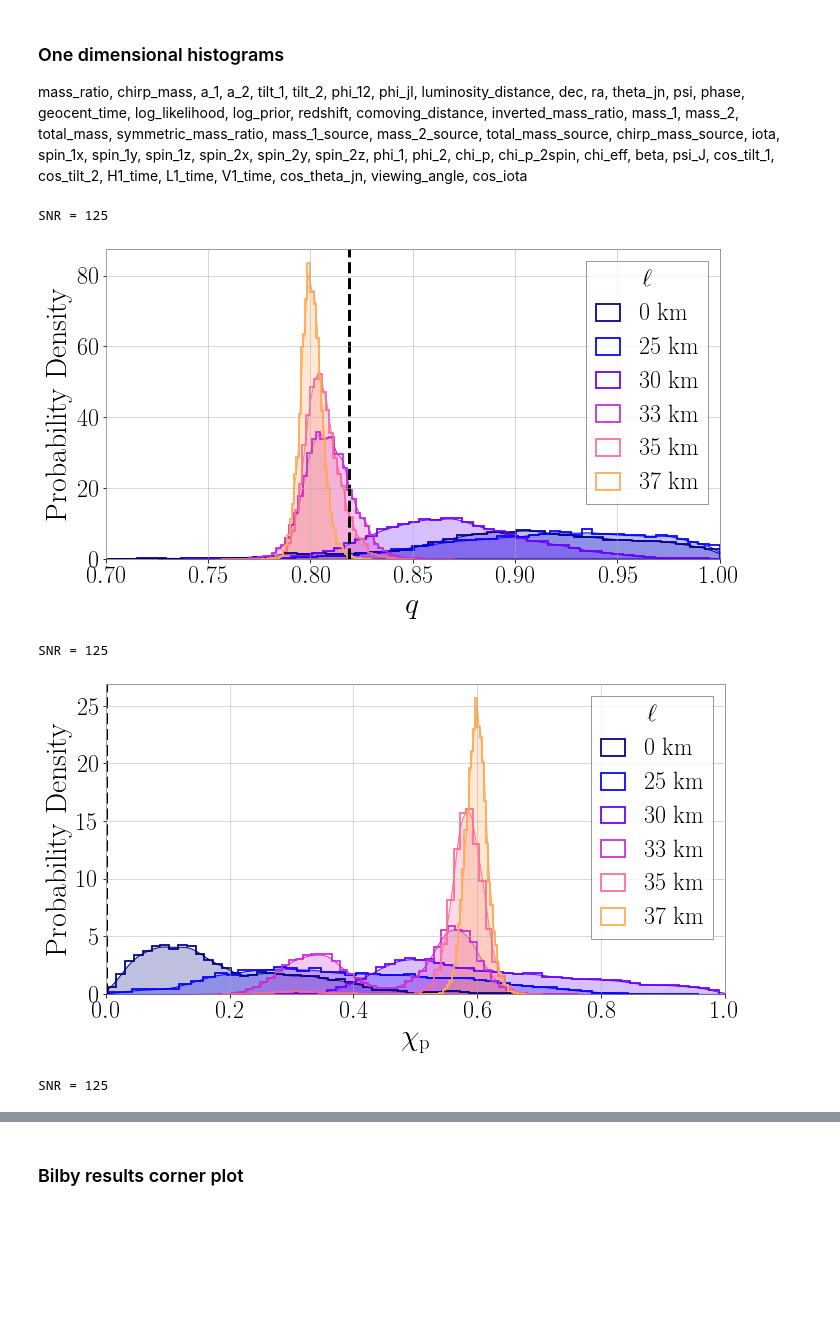
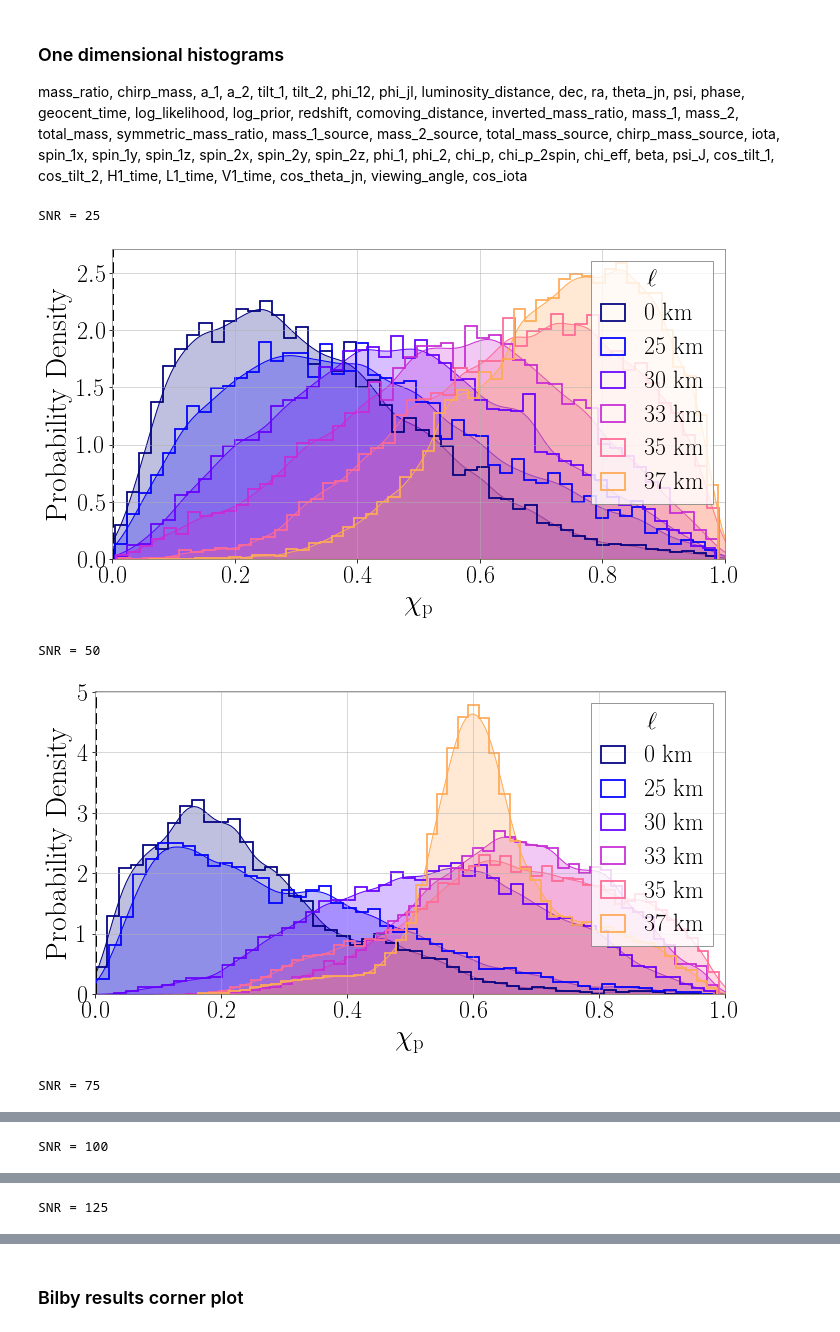
Before and after one commit to mariaokounkova/BeyondGRAnalysis, a Jupyter notebook: BilbyAnalysis.ipynb, the cells around one changed output, grey strips where cells are left out. Cells and saved outputs as stored; diff of their text form; code cells hidden in the pictures; blank space fills up the shorter version.

Commit message:
BilbyAnalysis: Polish BW-Bilby mismatch plot

```diff
--- a/BilbyAnalysis.ipynb
+++ b/BilbyAnalysis.ipynb
@@ -247,41 +247,41 @@ def Histogram(param, SNR = '75'):
         data = read(file_name)
         samples_dict = data.samples_dict
         posterior_samples = samples_dict["summary_pages"]
         posterior_samples.plot(param, type="hist", kde=True, color = color, label = Ell_String(ell, mass), fig = fig, plot_percentile = False, title = False)
 
     plt.xlim(RangeDict[param])
     leg = plt.legend(loc = 'upper right', title = '$\ell$', fontsize = 24)
     plt.setp(leg.get_title(), fontsize = 24)
     plt.grid(True)
     ax.tick_params(axis='both', labelsize=24)
     xlbl = ax.xaxis.get_label()
     ax.set_xlabel(xlbl.get_text(), fontsize=30)
     ylbl = ax.yaxis.get_label()
     ax.set_ylabel(ylbl.get_text(), fontsize=30)
 
     ax.axvline(TruthDict[param], color = 'black', ls = '--', lw = 3.0)
 
     plt.tight_layout()
     plt.savefig('kde_' + param + '_' + SNR + '.pdf')
     plt.show()
 
 params_avail = ["mass_ratio", "chirp_mass", "a_1", "a_2", "tilt_1", "tilt_2", \
                 "phi_12", "phi_jl", "luminosity_distance", "dec", "ra", \
                 "theta_jn", "psi", "phase", "geocent_time", "total_mass", \
                 "symmetric_mass_ratio", "iota", "phi_1", "phi_2", "chi_p", "chi_p_2spin", \
                 "chi_eff", "beta", "psi_J", "cos_tilt_1", "cos_tilt_2", "H1_time", \
                 "L1_time", "V1_time", "cos_theta_jn", "viewing_angle", "cos_iota"]
 
-Histogram("mass_ratio", SNR = '125')
+#Histogram("mass_ratio", SNR = '125')
+#Histogram("chi_p", SNR = '125')
+Histogram("chi_p", SNR = '25')
+Histogram("chi_p", SNR = '50')
+Histogram("chi_p", SNR = '75')
+Histogram("chi_p", SNR = '100')
 Histogram("chi_p", SNR = '125')
-#Histogram("chi_eff", SNR = '25')
-#Histogram("chi_eff", SNR = '50')
-#Histogram("chi_eff", SNR = '75')
-#Histogram("chi_eff", SNR = '100')
-Histogram("chi_eff", SNR = '125')
 # %% [output]
-SNR = 125
+SNR = 25
-[figure, old version]
+[figure, new version]
-SNR = 125
+SNR = 50
-[figure, old version]
+[figure, new version]
-SNR = 125
+SNR = 75
@@ -287,0 +289 @@ SNR = 125
+SNR = 100
@@ -287,0 +291 @@ SNR = 125
+SNR = 125
```
Also changed, not shown: parts of 4 cells of this notebook.
